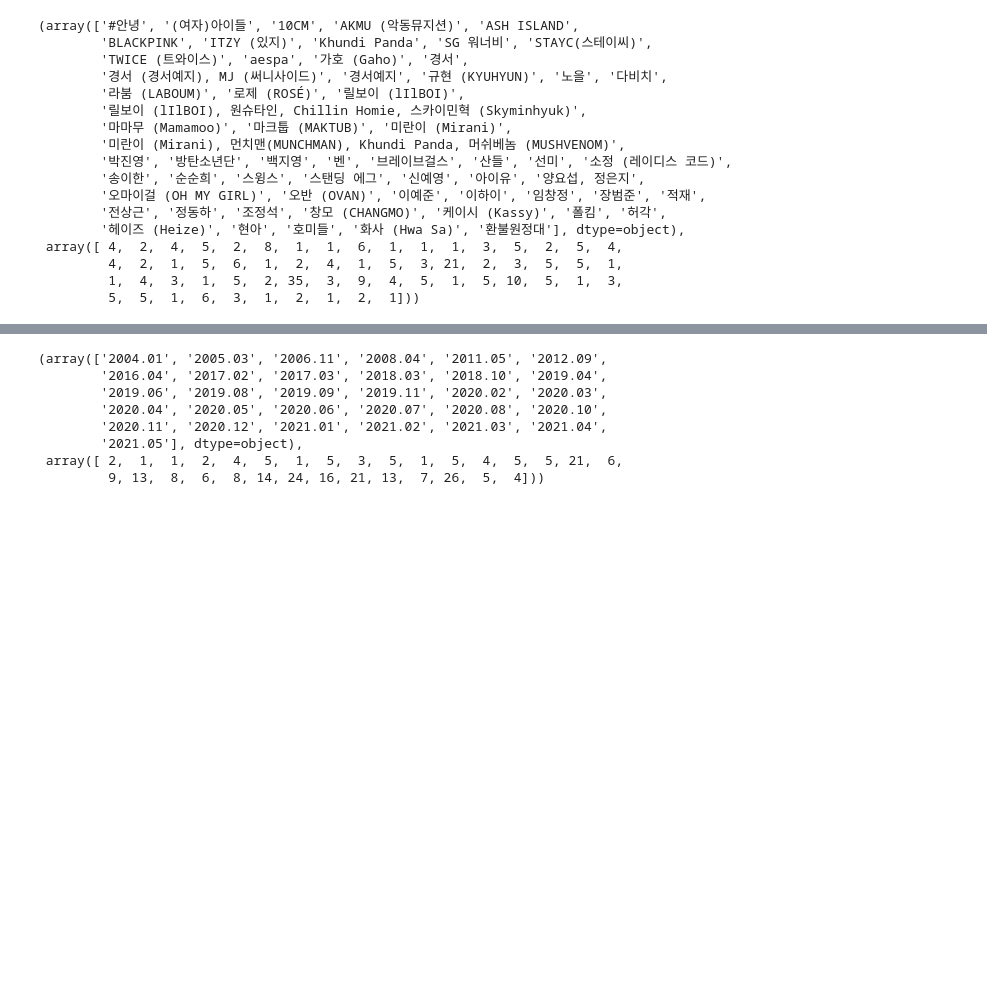
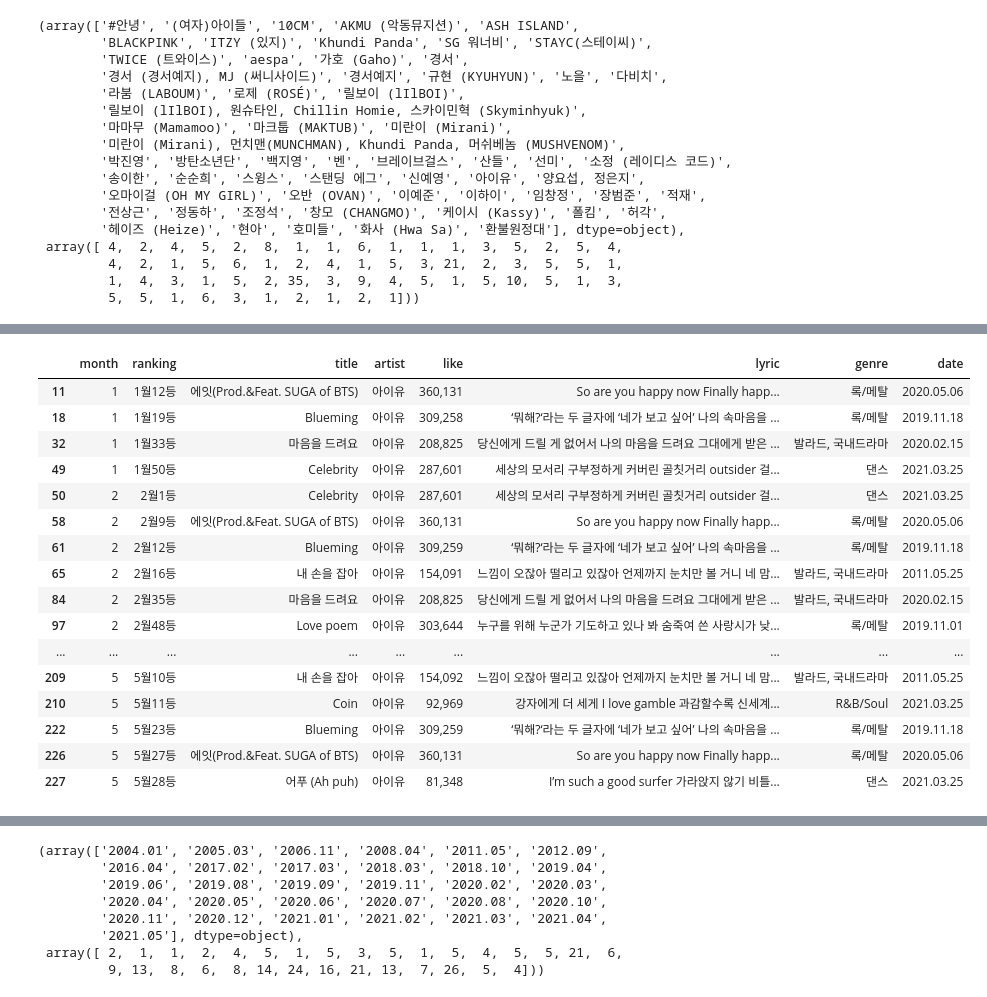
Before and after one commit to EG-L/Project, a Jupyter notebook: Melon_chart.ipynb, the cells around one changed output, grey strips where cells are left out. Cells and saved outputs as stored; diff of their text form; code cells hidden in the pictures; blank space fills up the shorter version.

```diff
--- a/Melon_chart.ipynb
+++ b/Melon_chart.ipynb
@@ -154,2 +154,22 @@ plt.show()
+# %%
+df[df['artist']=='아이유']
+# %% [output]
+|  | month | ranking | title | artist | like | lyric | genre | date |
+| 11 | 1 | 1월12등 | 에잇(Prod.&Feat. SUGA of BTS) | 아이유 | 360,131 | So are you happy now Finally happ... | 록/메탈 | 2020.05.06 |
+| 18 | 1 | 1월19등 | Blueming | 아이유 | 309,258 | ‘뭐해?‘라는 두 글자에 ‘네가 보고 싶어’ 나의 속마음을 ... | 록/메탈 | 2019.11.18 |
+| 32 | 1 | 1월33등 | 마음을 드려요 | 아이유 | 208,825 | 당신에게 드릴 게 없어서 나의 마음을 드려요 그대에게 받은 ... | 발라드, 국내드라마 | 2020.02.15 |
+| 49 | 1 | 1월50등 | Celebrity | 아이유 | 287,601 | 세상의 모서리 구부정하게 커버린 골칫거리 outsider 걸... | 댄스 | 2021.03.25 |
+| 50 | 2 | 2월1등 | Celebrity | 아이유 | 287,601 | 세상의 모서리 구부정하게 커버린 골칫거리 outsider 걸... | 댄스 | 2021.03.25 |
+| 58 | 2 | 2월9등 | 에잇(Prod.&Feat. SUGA of BTS) | 아이유 | 360,131 | So are you happy now Finally happ... | 록/메탈 | 2020.05.06 |
+| 61 | 2 | 2월12등 | Blueming | 아이유 | 309,259 | ‘뭐해?‘라는 두 글자에 ‘네가 보고 싶어’ 나의 속마음을 ... | 록/메탈 | 2019.11.18 |
+| 65 | 2 | 2월16등 | 내 손을 잡아 | 아이유 | 154,091 | 느낌이 오잖아 떨리고 있잖아 언제까지 눈치만 볼 거니 네 맘... | 발라드, 국내드라마 | 2011.05.25 |
+| 84 | 2 | 2월35등 | 마음을 드려요 | 아이유 | 208,825 | 당신에게 드릴 게 없어서 나의 마음을 드려요 그대에게 받은 ... | 발라드, 국내드라마 | 2020.02.15 |
+| 97 | 2 | 2월48등 | Love poem | 아이유 | 303,644 | 누구를 위해 누군가 기도하고 있나 봐 숨죽여 쓴 사랑시가 낮... | 록/메탈 | 2019.11.01 |
+| ... | ... | ... | ... | ... | ... | ... | ... | ... |
+| 209 | 5 | 5월10등 | 내 손을 잡아 | 아이유 | 154,092 | 느낌이 오잖아 떨리고 있잖아 언제까지 눈치만 볼 거니 네 맘... | 발라드, 국내드라마 | 2011.05.25 |
+| 210 | 5 | 5월11등 | Coin | 아이유 | 92,969 | 강자에게 더 세게 I love gamble 과감할수록 신세계... | R&B/Soul | 2021.03.25 |
+| 222 | 5 | 5월23등 | Blueming | 아이유 | 309,259 | ‘뭐해?‘라는 두 글자에 ‘네가 보고 싶어’ 나의 속마음을 ... | 록/메탈 | 2019.11.18 |
+| 226 | 5 | 5월27등 | 에잇(Prod.&Feat. SUGA of BTS) | 아이유 | 360,131 | So are you happy now Finally happ... | 록/메탈 | 2020.05.06 |
+| 227 | 5 | 5월28등 | 어푸 (Ah puh) | 아이유 | 81,348 | I’m such a good surfer 가라앉지 않기 비틀... | 댄스 | 2021.03.25 |
 # %%
 df['date'] = [df['date'][i][:-3] for i in range(len(df['date']))]
```
Also changed, not shown: parts of 22 cells of this notebook.
